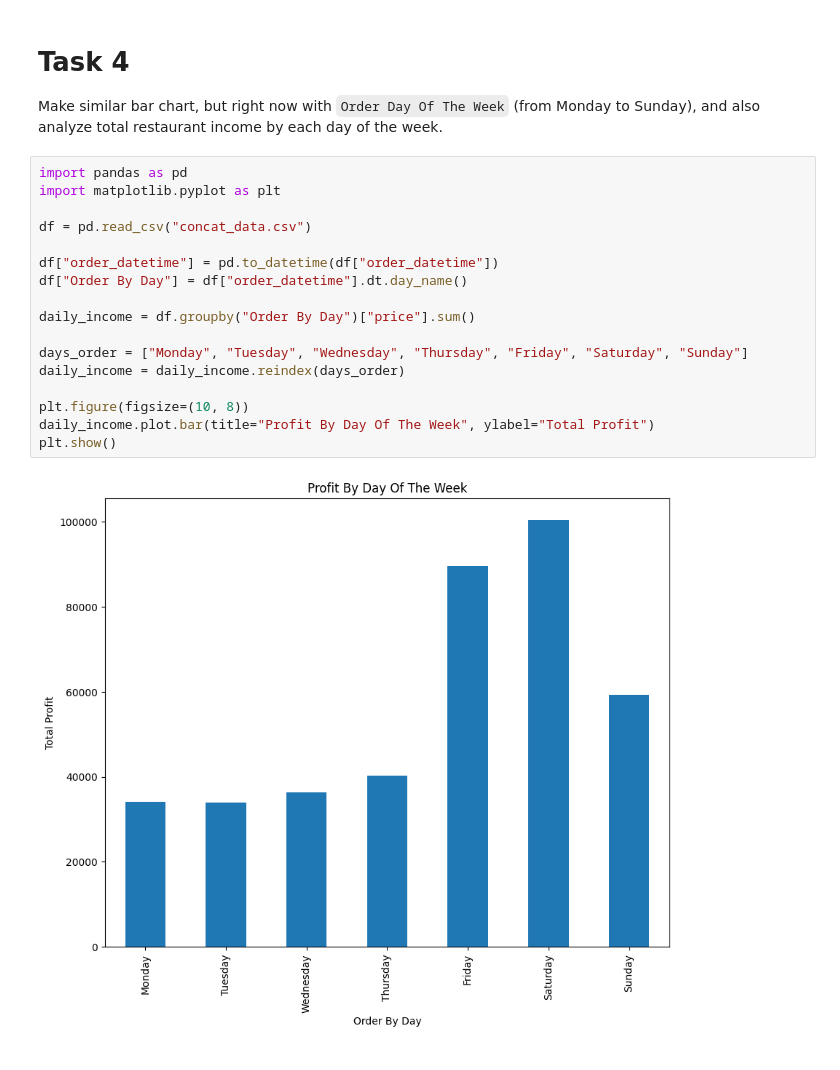
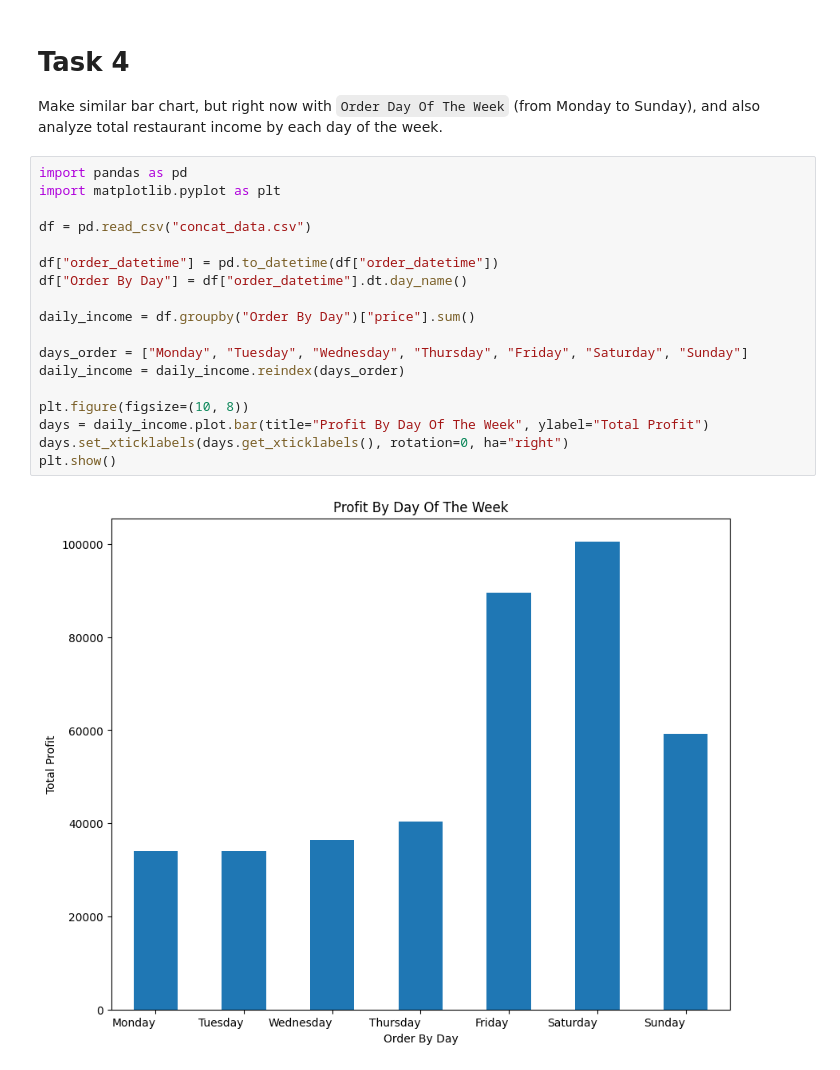
Before and after one commit to mate-academy/py-restaurant-data-analysis, a Jupyter notebook: app/main.ipynb, the cells around one changed output. Drawn from its saved outputs; the diff is of its cells as text.

```diff
--- a/app/main.ipynb
+++ b/app/main.ipynb
@@ -114,19 +114,20 @@ Make similar bar chart, but right now with `Order Day Of The Week` (from Monday
 # %%
 import pandas as pd
 import matplotlib.pyplot as plt
 
 df = pd.read_csv("concat_data.csv")
 
 df["order_datetime"] = pd.to_datetime(df["order_datetime"])
 df["Order By Day"] = df["order_datetime"].dt.day_name()
 
 daily_income = df.groupby("Order By Day")["price"].sum()
 
 days_order = ["Monday", "Tuesday", "Wednesday", "Thursday", "Friday", "Saturday", "Sunday"]
 daily_income = daily_income.reindex(days_order)
 
 plt.figure(figsize=(10, 8))
-daily_income.plot.bar(title="Profit By Day Of The Week", ylabel="Total Profit")
+days = daily_income.plot.bar(title="Profit By Day Of The Week", ylabel="Total Profit")
+days.set_xticklabels(days.get_xticklabels(), rotation=0, ha="right")
 plt.show()
 # %% [output]
-[figure, old version]
+[figure, new version]
```
